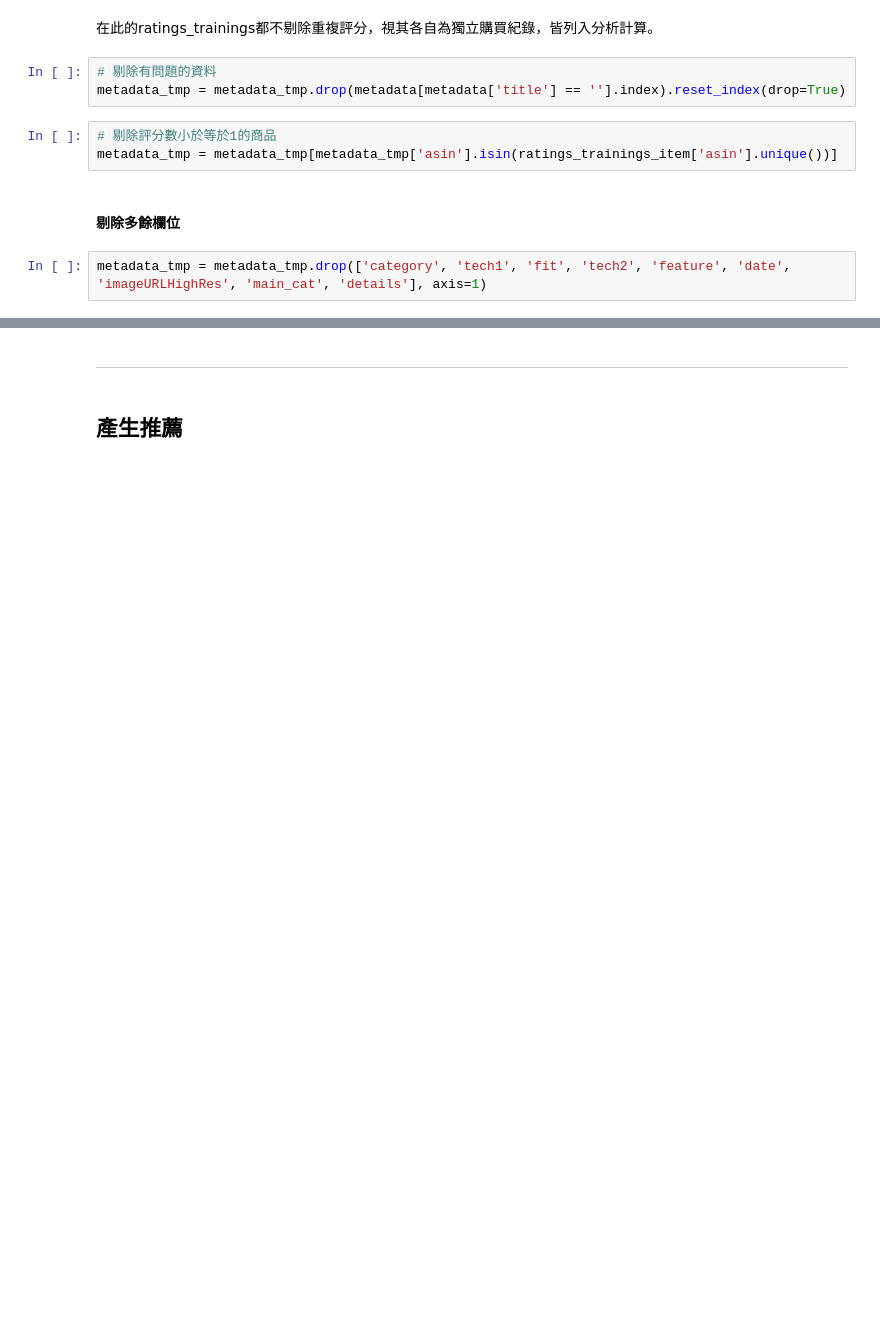
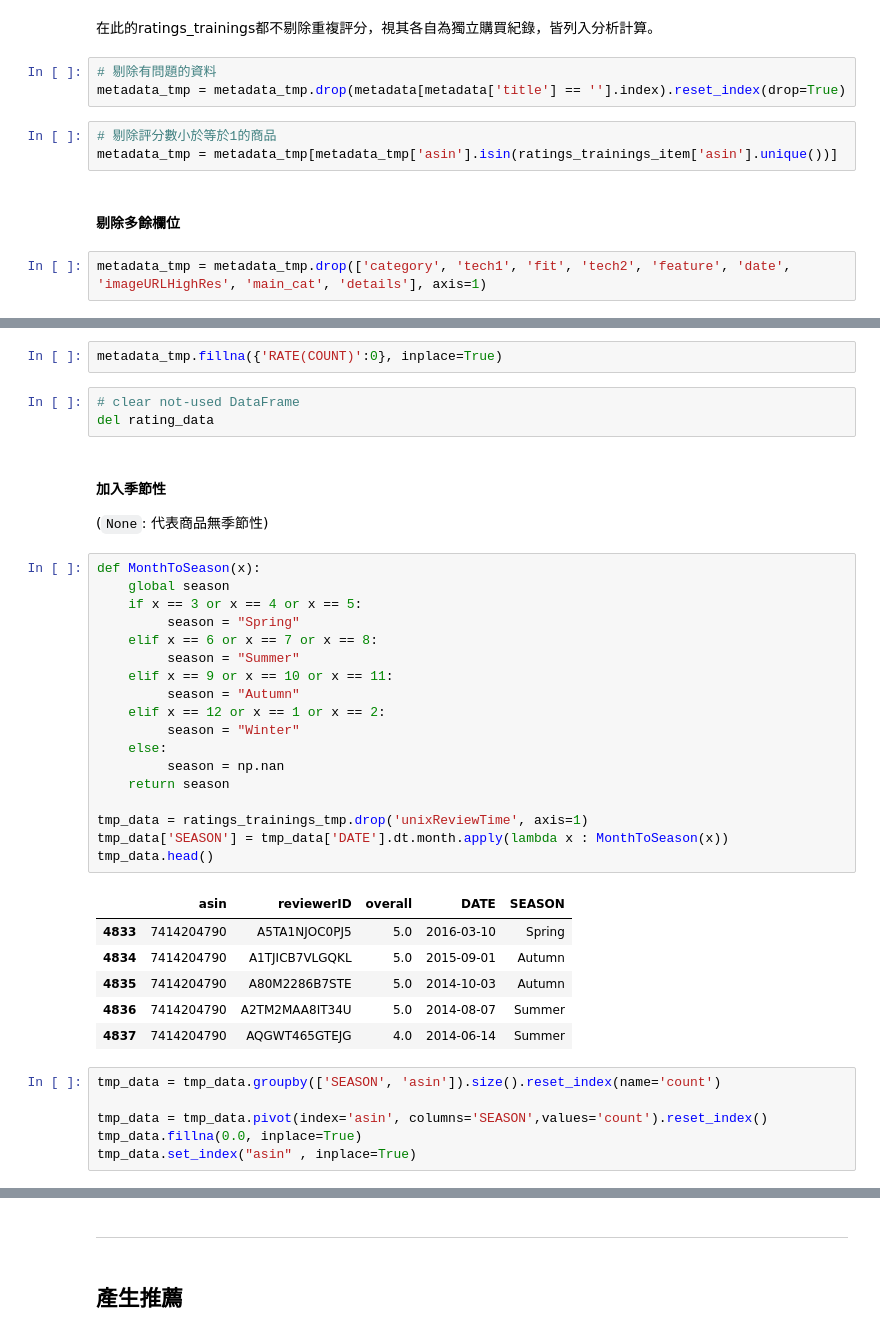
Before and after one commit to yeha98555/data-course-sample, a Jupyter notebook: S5/A6_cf-item-based.ipynb, the cells around one changed output, grey strips where cells are left out. Drawn from its saved outputs; the diff is of its cells as text; blank space fills up the shorter version.

```diff
--- a/S5/A6_cf-item-based.ipynb
+++ b/S5/A6_cf-item-based.ipynb
@@ -316,0 +393,39 @@ metadata_tmp = metadata_tmp.drop(['category', 'tech1', 'fit', 'tech2', 'feature'
+# %%
+metadata_tmp.fillna({'RATE(COUNT)':0}, inplace=True)
+# %%
+# clear not-used DataFrame
+del rating_data
+# %% [markdown]
+#### 加入季節性
+(`None`: 代表商品無季節性)
+# %%
+def MonthToSeason(x):
+    global season
+    if x == 3 or x == 4 or x == 5:
+         season = "Spring"
+    elif x == 6 or x == 7 or x == 8:
+         season = "Summer"
+    elif x == 9 or x == 10 or x == 11:
+         season = "Autumn"
+    elif x == 12 or x == 1 or x == 2:
+         season = "Winter"
+    else:
+         season = np.nan
+    return season
+
+tmp_data = ratings_trainings_tmp.drop('unixReviewTime', axis=1)
+tmp_data['SEASON'] = tmp_data['DATE'].dt.month.apply(lambda x : MonthToSeason(x))
+tmp_data.head()
+# %% [output]
+|  | asin | reviewerID | overall | DATE | SEASON |
+| 4833 | 7414204790 | A5TA1NJOC0PJ5 | 5.0 | 2016-03-10 | Spring |
+| 4834 | 7414204790 | A1TJICB7VLGQKL | 5.0 | 2015-09-01 | Autumn |
+| 4835 | 7414204790 | A80M2286B7STE | 5.0 | 2014-10-03 | Autumn |
+| 4836 | 7414204790 | A2TM2MAA8IT34U | 5.0 | 2014-08-07 | Summer |
+| 4837 | 7414204790 | AQGWT465GTEJG | 4.0 | 2014-06-14 | Summer |
+# %%
+tmp_data = tmp_data.groupby(['SEASON', 'asin']).size().reset_index(name='count')
+
+tmp_data = tmp_data.pivot(index='asin', columns='SEASON',values='count').reset_index()
+tmp_data.fillna(0.0, inplace=True)
+tmp_data.set_index("asin" , inplace=True)
```
Also changed, not shown: parts of 41 cells of this notebook.
